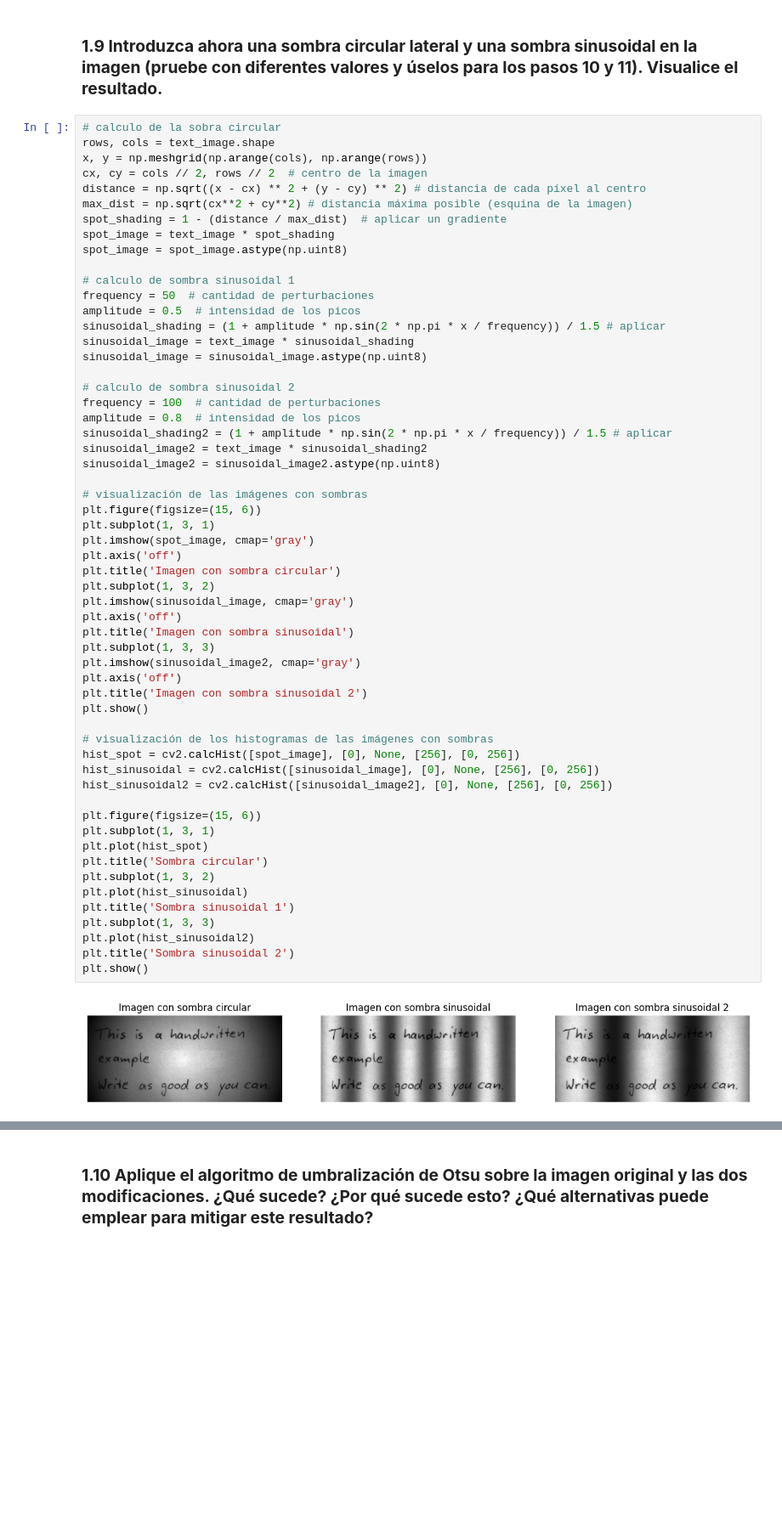
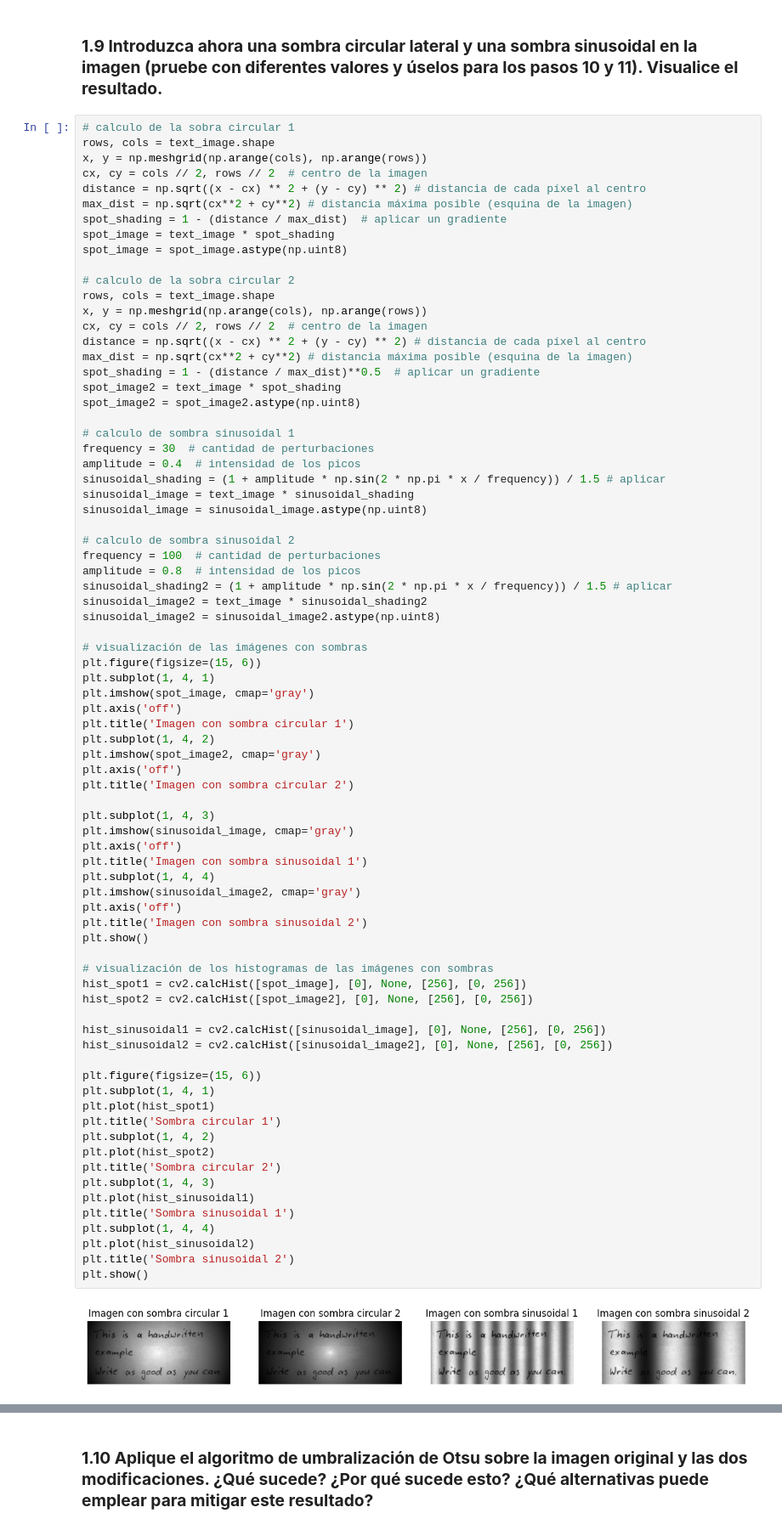
Before and after one commit to EstefaniaLaverde/Vision-por-computadora-MISIS-202601, a Jupyter notebook: Taller3/Taller3.ipynb, the cells around one changed output, grey strips where cells are left out. Shown at 85% size. Drawn from its saved outputs; the diff is of its cells as text; blank space fills up the shorter version.

```diff
--- a/Taller3/Taller3.ipynb
+++ b/Taller3/Taller3.ipynb
@@ -181,7 +194,7 @@ plt.show()
 # %% [markdown]
 ### **1.9 Introduzca ahora una sombra circular lateral y una sombra sinusoidal en la imagen (pruebe con diferentes valores y úselos para los pasos 10 y 11). Visualice el resultado.**
 # %%
-# calculo de la sobra circular
+# calculo de la sobra circular 1
 rows, cols = text_image.shape
 x, y = np.meshgrid(np.arange(cols), np.arange(rows))
 cx, cy = cols // 2, rows // 2  # centro de la imagen
@@ -191,51 +204,71 @@ spot_shading = 1 - (distance / max_dist)  # aplicar un gradiente
 spot_image = text_image * spot_shading
 spot_image = spot_image.astype(np.uint8)
 
+# calculo de la sobra circular 2
+rows, cols = text_image.shape
+x, y = np.meshgrid(np.arange(cols), np.arange(rows))
+cx, cy = cols // 2, rows // 2  # centro de la imagen
+distance = np.sqrt((x - cx) ** 2 + (y - cy) ** 2) # distancia de cada píxel al centro
+max_dist = np.sqrt(cx**2 + cy**2) # distancia máxima posible (esquina de la imagen)
+spot_shading = 1 - (distance / max_dist)**0.5  # aplicar un gradiente
+spot_image2 = text_image * spot_shading
+spot_image2 = spot_image2.astype(np.uint8)
+
 # calculo de sombra sinusoidal 1
-frequency = 50  # cantidad de perturbaciones
-amplitude = 0.5  # intensidad de los picos
+frequency = 30  # cantidad de perturbaciones
+amplitude = 0.4  # intensidad de los picos
 sinusoidal_shading = (1 + amplitude * np.sin(2 * np.pi * x / frequency)) / 1.5 # aplicar
 sinusoidal_image = text_image * sinusoidal_shading
 sinusoidal_image = sinusoidal_image.astype(np.uint8)
 
 # calculo de sombra sinusoidal 2
 frequency = 100  # cantidad de perturbaciones
 amplitude = 0.8  # intensidad de los picos
 sinusoidal_shading2 = (1 + amplitude * np.sin(2 * np.pi * x / frequency)) / 1.5 # aplicar
 sinusoidal_image2 = text_image * sinusoidal_shading2
 sinusoidal_image2 = sinusoidal_image2.astype(np.uint8)
 
 # visualización de las imágenes con sombras
 plt.figure(figsize=(15, 6))
-plt.subplot(1, 3, 1)
+plt.subplot(1, 4, 1)
 plt.imshow(spot_image, cmap='gray')
 plt.axis('off')
-plt.title('Imagen con sombra circular')
-plt.subplot(1, 3, 2)
+plt.title('Imagen con sombra circular 1')
+plt.subplot(1, 4, 2)
+plt.imshow(spot_image2, cmap='gray')
+plt.axis('off')
+plt.title('Imagen con sombra circular 2')
+
+plt.subplot(1, 4, 3)
 plt.imshow(sinusoidal_image, cmap='gray')
 plt.axis('off')
-plt.title('Imagen con sombra sinusoidal')
-plt.subplot(1, 3, 3)
+plt.title('Imagen con sombra sinusoidal 1')
+plt.subplot(1, 4, 4)
 plt.imshow(sinusoidal_image2, cmap='gray')
 plt.axis('off')
 plt.title('Imagen con sombra sinusoidal 2')
 plt.show()
 
 # visualización de los histogramas de las imágenes con sombras
-hist_spot = cv2.calcHist([spot_image], [0], None, [256], [0, 256])
-hist_sinusoidal = cv2.calcHist([sinusoidal_image], [0], None, [256], [0, 256])
+hist_spot1 = cv2.calcHist([spot_image], [0], None, [256], [0, 256])
+hist_spot2 = cv2.calcHist([spot_image2], [0], None, [256], [0, 256])
+
+hist_sinusoidal1 = cv2.calcHist([sinusoidal_image], [0], None, [256], [0, 256])
 hist_sinusoidal2 = cv2.calcHist([sinusoidal_image2], [0], None, [256], [0, 256])
 
 plt.figure(figsize=(15, 6))
-plt.subplot(1, 3, 1)
-plt.plot(hist_spot)
-plt.title('Sombra circular')
-plt.subplot(1, 3, 2)
-plt.plot(hist_sinusoidal)
+plt.subplot(1, 4, 1)
+plt.plot(hist_spot1)
+plt.title('Sombra circular 1')
+plt.subplot(1, 4, 2)
+plt.plot(hist_spot2)
+plt.title('Sombra circular 2')
+plt.subplot(1, 4, 3)
+plt.plot(hist_sinusoidal1)
 plt.title('Sombra sinusoidal 1')
-plt.subplot(1, 3, 3)
+plt.subplot(1, 4, 4)
 plt.plot(hist_sinusoidal2)
 plt.title('Sombra sinusoidal 2')
 plt.show()
 # %% [output]
-[figure, old version]
+[figure, new version]
```
Also changed, not shown: parts of 24 cells of this notebook, 1 other file.
